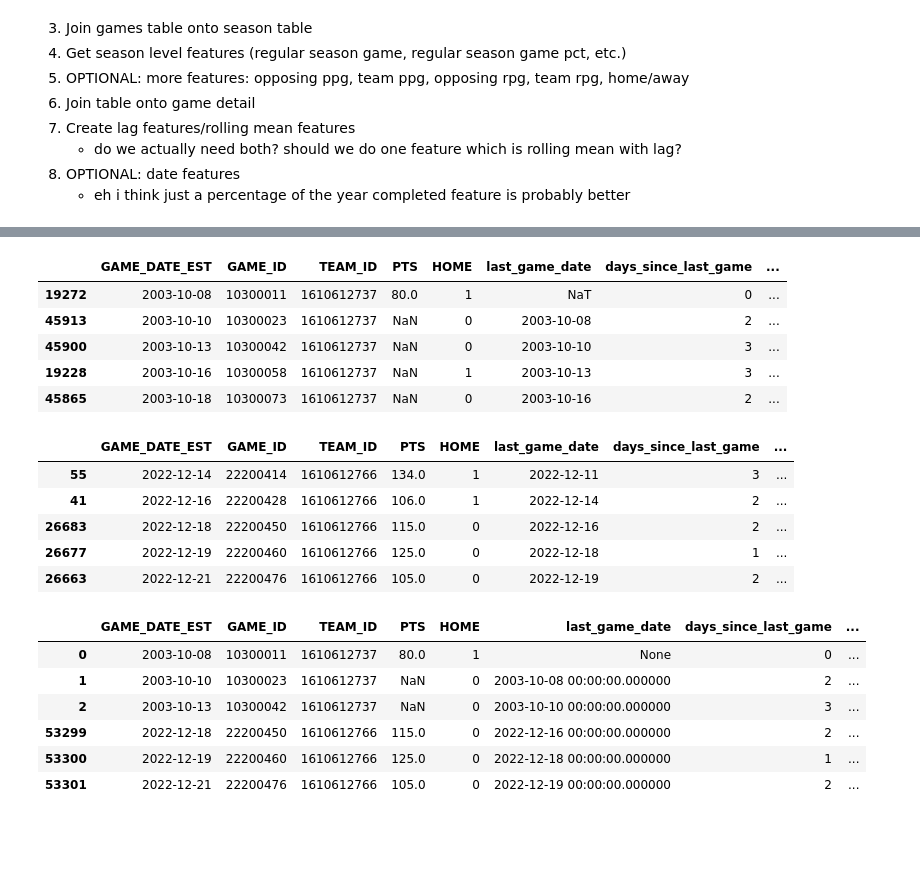
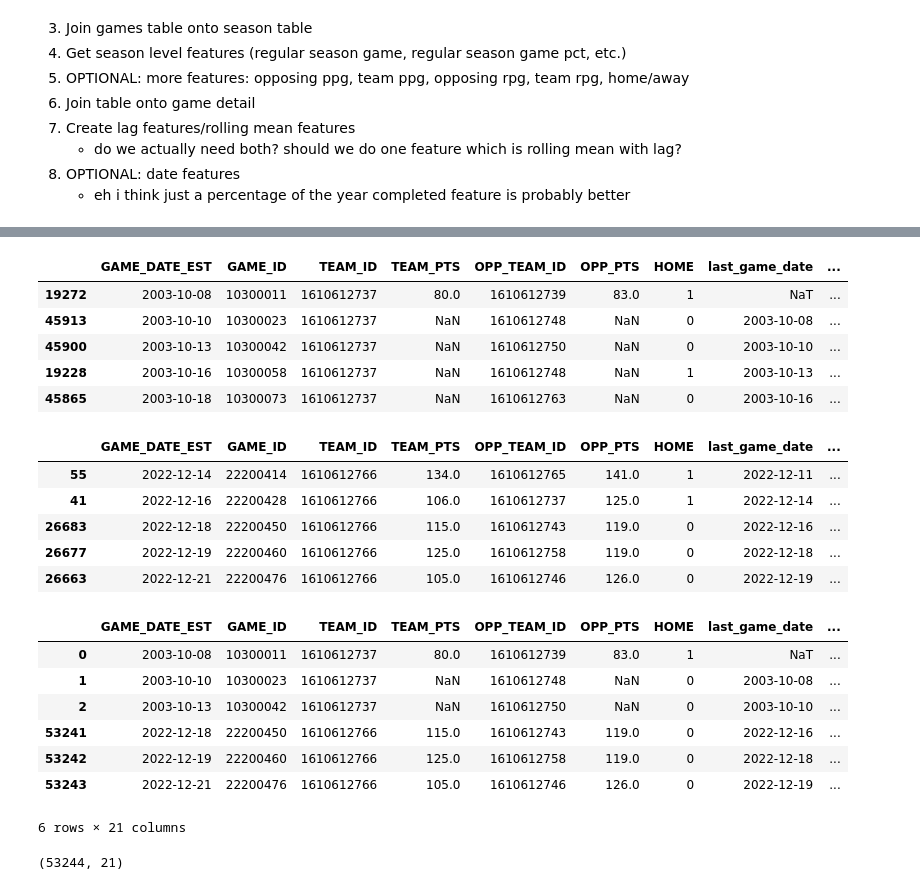
Before and after one commit to brownbrandon272/basketball, a Jupyter notebook: scripts/detail_explore.ipynb, the cells around one changed output, grey strips where cells are left out. Cells and saved outputs as stored; diff of their text form; code cells hidden in the pictures; blank space fills up the shorter version.

```diff
--- a/scripts/detail_explore.ipynb
+++ b/scripts/detail_explore.ipynb
@@ -381,18 +383,23 @@ Also add on the date field from *games.csv* so we can see how many days between
     - eh i think just a percentage of the year completed feature is probably better
 # %%
 ## 0. Transform games table from HOME_TEAM, AWAY_TEAM to TEAM, HOME/AWAY
+column_names_pre_home = ['GAME_DATE_EST', 'GAME_ID', 'TEAM_ID', 'TEAM_PTS', 'OPP_TEAM_ID', 'OPP_PTS']
 
-df_gamedays_home = df_games[['GAME_DATE_EST', 'GAME_ID', 'HOME_TEAM_ID', 'PTS_home']].copy()
-df_gamedays_home.columns = ['GAME_DATE_EST', 'GAME_ID', 'TEAM_ID', 'PTS']
+df_gamedays_home = df_games[['GAME_DATE_EST', 'GAME_ID', 'HOME_TEAM_ID', 'PTS_home', 'VISITOR_TEAM_ID', 'PTS_away']].copy()
+df_gamedays_home.columns = column_names_pre_home
 df_gamedays_home['HOME'] = 1
 print(df_gamedays_home.shape)
 
-df_gamedays_away = df_games[['GAME_DATE_EST', 'GAME_ID', 'VISITOR_TEAM_ID', 'PTS_away']].copy()
-df_gamedays_away.columns = ['GAME_DATE_EST', 'GAME_ID', 'TEAM_ID', 'PTS']
+df_gamedays_away = df_games[['GAME_DATE_EST', 'GAME_ID', 'VISITOR_TEAM_ID', 'PTS_away', 'HOME_TEAM_ID', 'PTS_home']].copy()
+df_gamedays_away.columns = column_names_pre_home
 df_gamedays_away['HOME'] = 0
 print(df_gamedays_away.shape)
 
 df_gamedays = pd.concat([df_gamedays_home, df_gamedays_away], axis=0, ignore_index=True, sort=False).sort_values(by=['TEAM_ID', 'GAME_DATE_EST'])
+
+## remove duplicate game_id and team_id
+df_gamedays.drop_duplicates(subset=['GAME_ID', 'TEAM_ID'], inplace=True)
+
 print(df_gamedays.shape)
 display(df_gamedays)
 # %% [output]
@@ -434,45 +441,49 @@ df_gamedays['second_back_to_back'] = df_gamedays['days_since_last_game'].apply(l
 display(df_gamedays.head())
 display(df_gamedays.tail())
 # %% [output]
-|  | GAME_DATE_EST | GAME_ID | TEAM_ID | PTS | HOME | last_game_date | days_since_last_game | ... |
-| 19272 | 2003-10-08 | 10300011 | 1610612737 | 80.0 | 1 | NaT | 0 | ... |
-| 45913 | 2003-10-10 | 10300023 | 1610612737 | NaN | 0 | 2003-10-08 | 2 | ... |
-| 45900 | 2003-10-13 | 10300042 | 1610612737 | NaN | 0 | 2003-10-10 | 3 | ... |
-| 19228 | 2003-10-16 | 10300058 | 1610612737 | NaN | 1 | 2003-10-13 | 3 | ... |
-| 45865 | 2003-10-18 | 10300073 | 1610612737 | NaN | 0 | 2003-10-16 | 2 | ... |
+|  | GAME_DATE_EST | GAME_ID | TEAM_ID | TEAM_PTS | OPP_TEAM_ID | OPP_PTS | HOME | last_game_date | ... |
+| 19272 | 2003-10-08 | 10300011 | 1610612737 | 80.0 | 1610612739 | 83.0 | 1 | NaT | ... |
+| 45913 | 2003-10-10 | 10300023 | 1610612737 | NaN | 1610612748 | NaN | 0 | 2003-10-08 | ... |
+| 45900 | 2003-10-13 | 10300042 | 1610612737 | NaN | 1610612750 | NaN | 0 | 2003-10-10 | ... |
+| 19228 | 2003-10-16 | 10300058 | 1610612737 | NaN | 1610612748 | NaN | 1 | 2003-10-13 | ... |
+| 45865 | 2003-10-18 | 10300073 | 1610612737 | NaN | 1610612763 | NaN | 0 | 2003-10-16 | ... |
-|  | GAME_DATE_EST | GAME_ID | TEAM_ID | PTS | HOME | last_game_date | days_since_last_game | ... |
-| 55 | 2022-12-14 | 22200414 | 1610612766 | 134.0 | 1 | 2022-12-11 | 3 | ... |
-| 41 | 2022-12-16 | 22200428 | 1610612766 | 106.0 | 1 | 2022-12-14 | 2 | ... |
-| 26683 | 2022-12-18 | 22200450 | 1610612766 | 115.0 | 0 | 2022-12-16 | 2 | ... |
-| 26677 | 2022-12-19 | 22200460 | 1610612766 | 125.0 | 0 | 2022-12-18 | 1 | ... |
-| 26663 | 2022-12-21 | 22200476 | 1610612766 | 105.0 | 0 | 2022-12-19 | 2 | ... |
+|  | GAME_DATE_EST | GAME_ID | TEAM_ID | TEAM_PTS | OPP_TEAM_ID | OPP_PTS | HOME | last_game_date | ... |
+| 55 | 2022-12-14 | 22200414 | 1610612766 | 134.0 | 1610612765 | 141.0 | 1 | 2022-12-11 | ... |
+| 41 | 2022-12-16 | 22200428 | 1610612766 | 106.0 | 1610612737 | 125.0 | 1 | 2022-12-14 | ... |
+| 26683 | 2022-12-18 | 22200450 | 1610612766 | 115.0 | 1610612743 | 119.0 | 0 | 2022-12-16 | ... |
+| 26677 | 2022-12-19 | 22200460 | 1610612766 | 125.0 | 1610612758 | 119.0 | 0 | 2022-12-18 | ... |
+| 26663 | 2022-12-21 | 22200476 | 1610612766 | 105.0 | 1610612746 | 126.0 | 0 | 2022-12-19 | ... |
 # %%
 ## 3. Join games table onto season table
 import pandasql as ps
 
 sqlcode = '''
 select gd.*, s.season, s.season_short, s.min_games, s.max_games, s.number_of_teams, s.preseason_end, s.postseason_start, s.postseason_end
 from df_gamedays gd
 inner join df_seasons s on gd.GAME_DATE_EST>= s.season_start and gd.GAME_DATE_EST <= s.season_end
 '''
 
 df_gamedays2 = ps.sqldf(sqlcode,locals())
 
-## make datetime format yyyy-mm-dd: GAME_DATE_EST, date_lag, preseason_end, postseason_start, postseason_end
+## make datetime format yyyy-mm-dd: GAME_DATE_EST, preseason_end, postseason_start, postseason_end, last_game_date, next_game_date
 df_gamedays2['GAME_DATE_EST'] = pd.to_datetime(df_gamedays2['GAME_DATE_EST'])
-# df_gamedays2['date_lag'] = pd.to_datetime(df_gamedays2['date_lag'])
 df_gamedays2['preseason_end'] = pd.to_datetime(df_gamedays2['preseason_end'])
 df_gamedays2['postseason_start'] = pd.to_datetime(df_gamedays2['postseason_start'])
 df_gamedays2['postseason_end'] = pd.to_datetime(df_gamedays2['postseason_end'])
+df_gamedays2['last_game_date'] = pd.to_datetime(df_gamedays2['last_game_date'])
+df_gamedays2['next_game_date'] = pd.to_datetime(df_gamedays2['next_game_date'])
 
-display(df_gamedays2.iloc[[0, 1, 2, 53299, 53300, 53301]])
+display(pd.concat([df_gamedays2.head(3), df_gamedays2.tail(3)], axis=0, sort=False))
+print(df_gamedays2.shape)
 # %% [output]
-|  | GAME_DATE_EST | GAME_ID | TEAM_ID | PTS | HOME | last_game_date | days_since_last_game | ... |
-| 0 | 2003-10-08 | 10300011 | 1610612737 | 80.0 | 1 | None | 0 | ... |
-| 1 | 2003-10-10 | 10300023 | 1610612737 | NaN | 0 | 2003-10-08 00:00:00.000000 | 2 | ... |
-| 2 | 2003-10-13 | 10300042 | 1610612737 | NaN | 0 | 2003-10-10 00:00:00.000000 | 3 | ... |
-| 53299 | 2022-12-18 | 22200450 | 1610612766 | 115.0 | 0 | 2022-12-16 00:00:00.000000 | 2 | ... |
-| 53300 | 2022-12-19 | 22200460 | 1610612766 | 125.0 | 0 | 2022-12-18 00:00:00.000000 | 1 | ... |
-| 53301 | 2022-12-21 | 22200476 | 1610612766 | 105.0 | 0 | 2022-12-19 00:00:00.000000 | 2 | ... |
+|  | GAME_DATE_EST | GAME_ID | TEAM_ID | TEAM_PTS | OPP_TEAM_ID | OPP_PTS | HOME | last_game_date | ... |
+| 0 | 2003-10-08 | 10300011 | 1610612737 | 80.0 | 1610612739 | 83.0 | 1 | NaT | ... |
+| 1 | 2003-10-10 | 10300023 | 1610612737 | NaN | 1610612748 | NaN | 0 | 2003-10-08 | ... |
+| 2 | 2003-10-13 | 10300042 | 1610612737 | NaN | 1610612750 | NaN | 0 | 2003-10-10 | ... |
+| 53241 | 2022-12-18 | 22200450 | 1610612766 | 115.0 | 1610612743 | 119.0 | 0 | 2022-12-16 | ... |
+| 53242 | 2022-12-19 | 22200460 | 1610612766 | 125.0 | 1610612758 | 119.0 | 0 | 2022-12-18 | ... |
+| 53243 | 2022-12-21 | 22200476 | 1610612766 | 105.0 | 1610612746 | 126.0 | 0 | 2022-12-19 | ... |
+6 rows × 21 columns
+(53244, 21)
 # %%
 ## 4. Get season level features (regular season game, regular season game pct, etc.)
```
Also changed, not shown: parts of 17 cells of this notebook.
